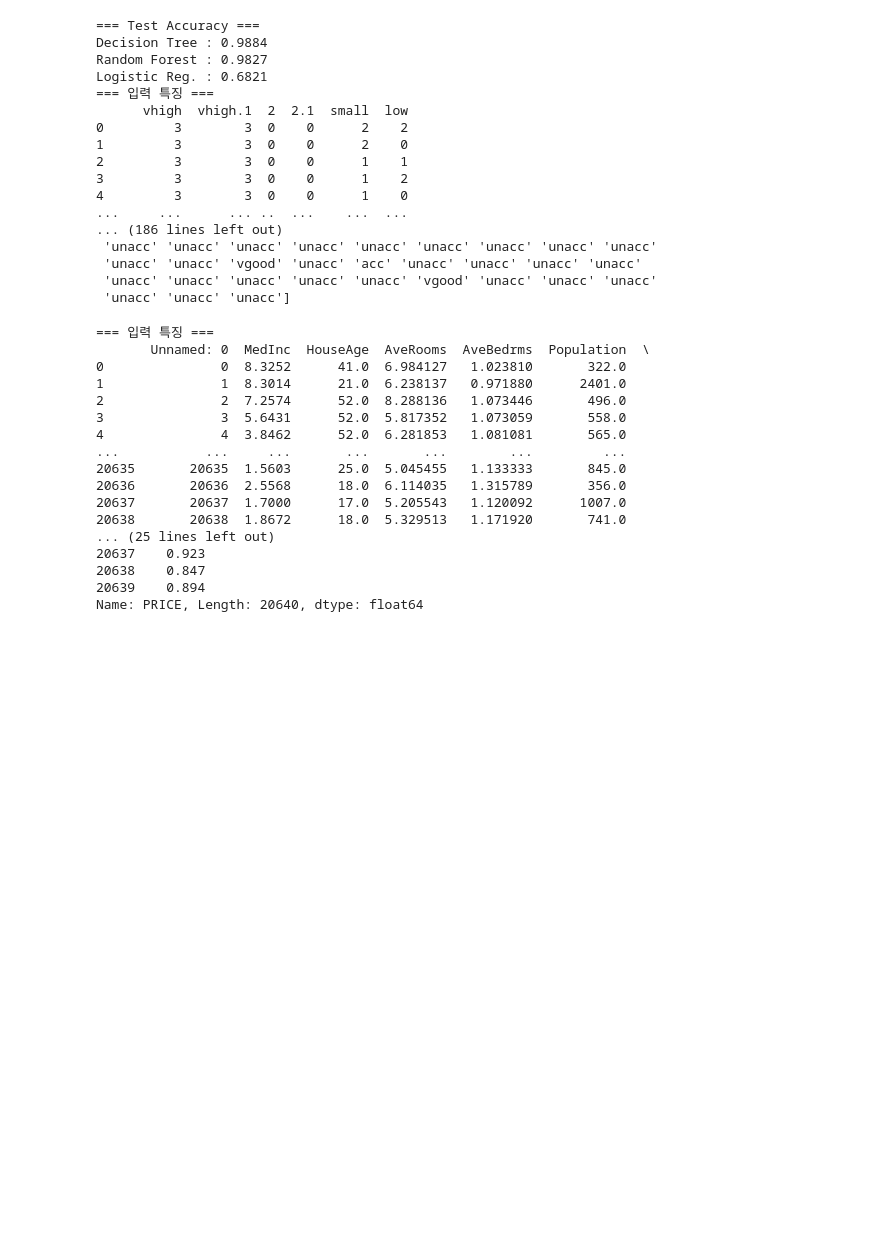
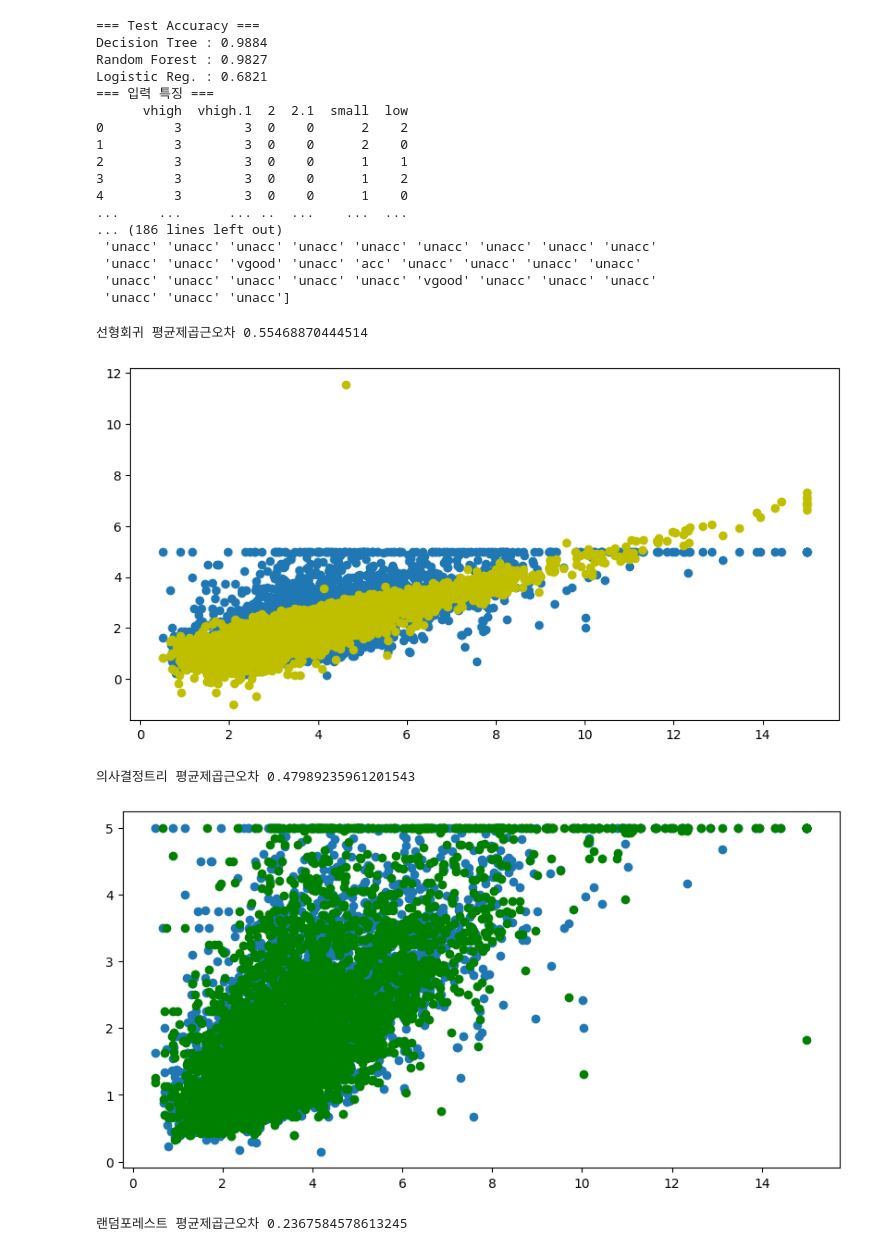
Before and after one commit to chaeeun0405/ML_Class, a Jupyter notebook: 2주차/MLP_2.ipynb, the cells around one changed output. Saved outputs shown, nothing was run; the diff lists cells and outputs as text; code cells hidden in the pictures; blank space fills up the shorter version.

```diff
--- a/2주차/MLP_2.ipynb
+++ b/2주차/MLP_2.ipynb
@@ -493,12 +493,11 @@ Logistic Reg. : 0.6821
 #보스턴 회귀 예측
 import pandas as pd
 from sklearn.model_selection import train_test_split
-from sklearn.tree import DecisionTreeClassifier
-from sklearn.ensemble import RandomForestClassifier
-from sklearn.linear_model import LogisticRegression
+from sklearn.tree import DecisionTreeRegressor
+from sklearn.ensemble import RandomForestRegressor
+from sklearn.linear_model import LinearRegression
 from sklearn.metrics import accuracy_score
 from sklearn.preprocessing import LabelEncoder
-from sklearn.linear_model import LinearRegression
 from sklearn.metrics import mean_squared_error
 import matplotlib.pyplot as plt
 
@@ -511,51 +510,63 @@ df = pd.read_csv("/content/drive/MyDrive/dataset/boston.csv").dropna()
 
 X = df.drop(columns=["PRICE"])
 y = df["PRICE"]
 
+X_train, X_test, y_train, y_test = train_test_split(
+    X, y, test_size=0.2, random_state=42
+)
+
 # -----------------------------
-# 2) 모델 구성
+# 2-1)  LinearRegression 모델 구성
 # -----------------------------
 
 model = LinearRegression()
 model.fit(X_train, y_train)
 ly_preds = model.predict(X_test)
-
 #정확도를 평가하기 위한 척도, 적을 수록 좋음, 전체 오차의 평균
-print('평균제곱근오차', mean_squared_error(ly_preds, y_test))
-
+print('선형회귀 평균제곱근오차', mean_squared_error(ly_preds, y_test))
 
 # 예측값과 실제 값 차이를 산접도로 표시, 노란색 예측
 plt.figure(figsize=(10,5))
 plt.scatter(X_test['MedInc'], y_test, label='y_test')
 plt.scatter(X_test['MedInc'], ly_preds, c='y', label='ly_preds')
 #plt.plot(X_train, lr.predict(X_train), color='blue')
 plt.show()
 
+# -----------------------------
+# 2-2) DecisionTreeRegressor 모델 구성
+# -----------------------------
 
+model = DecisionTreeRegressor()
+model.fit(X_train, y_train)
+dy_preds = model.predict(X_test)
+print('의사결정트리 평균제곱근오차', mean_squared_error(dy_preds, y_test))
 
+plt.figure(figsize=(10,5))
+plt.scatter(X_test['MedInc'], y_test, label='y_test')
+plt.scatter(X_test['MedInc'], dy_preds, c='g', label='dy_preds')
+plt.show()
 
+# -----------------------------
+# 2-3)RandomForestRegressor 모델 구성
+# -----------------------------
+model = RandomForestRegressor()
+model.fit(X_train, y_train)
+ry_preds = model.predict(X_test)
+print('랜덤포레스트 평균제곱근오차', mean_squared_error(ry_preds, y_test))
 
+plt.figure(figsize=(10,5))
+plt.scatter(X_test['MedInc'], y_test, label='y_test')
+plt.scatter(X_test['MedInc'], ry_preds, c='orange', label='ry_preds')
 
+plt.show()
 
 print("=== 입력 특징 ===")
 print(X)
 print("=== 정답 라벨 ===")
 print(y)
 # %% [output]
-=== 입력 특징 ===
-       Unnamed: 0  MedInc  HouseAge  AveRooms  AveBedrms  Population  \
-0               0  8.3252      41.0  6.984127   1.023810       322.0
-1               1  8.3014      21.0  6.238137   0.971880      2401.0
-2               2  7.2574      52.0  8.288136   1.073446       496.0
-3               3  5.6431      52.0  5.817352   1.073059       558.0
-4               4  3.8462      52.0  6.281853   1.081081       565.0
-...           ...     ...       ...       ...        ...         ...
-20635       20635  1.5603      25.0  5.045455   1.133333       845.0
-20636       20636  2.5568      18.0  6.114035   1.315789       356.0
-20637       20637  1.7000      17.0  5.205543   1.120092      1007.0
-20638       20638  1.8672      18.0  5.329513   1.171920       741.0
-... (25 lines left out)
-20637    0.923
-20638    0.847
-20639    0.894
-Name: PRICE, Length: 20640, dtype: float64
+선형회귀 평균제곱근오차 0.55468870444514
+[figure, added]
+의사결정트리 평균제곱근오차 0.47989235961201543
+[figure, added]
+랜덤포레스트 평균제곱근오차 0.2367584578613245
```
Also changed, not shown: parts of 2 cells of this notebook.
